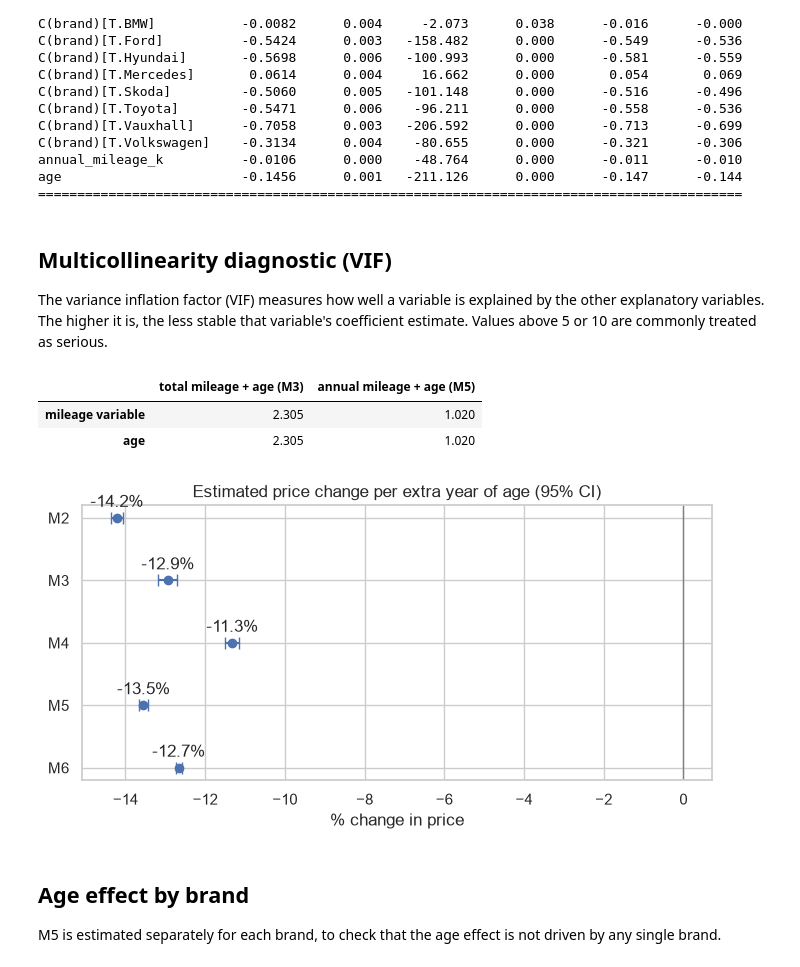
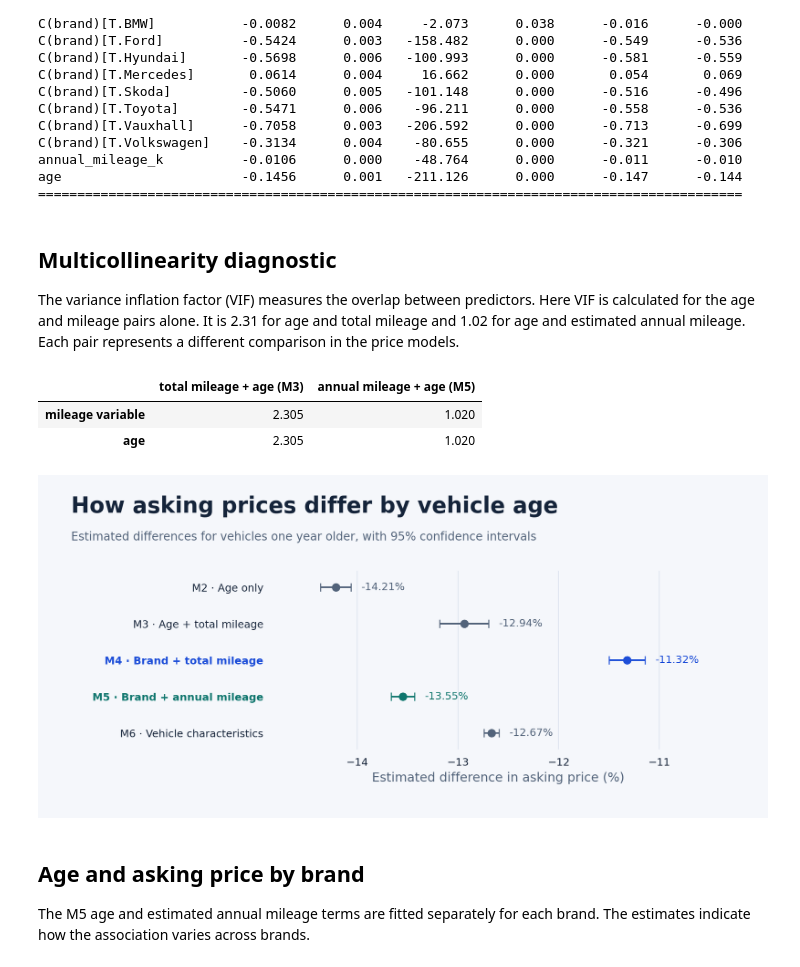
Before and after one commit to seonghyundanny-gif/uk-used-car-price-analysis, a Jupyter notebook: notebooks/03_regression.ipynb, the cells around one changed output. Saved outputs shown, nothing was run; the diff lists cells and outputs as text; code cells hidden in the pictures.

Commit message:
Document and visualize used-car regression results

```diff
--- a/notebooks/03_regression.ipynb
+++ b/notebooks/03_regression.ipynb
@@ -81,9 +81,9 @@ annual_mileage_k          -0.0106      0.000    -48.764      0.000      -0.011
 age                       -0.1456      0.001   -211.126      0.000      -0.147      -0.144
 ==========================================================================================
 # %% [markdown]
-## Multicollinearity diagnostic (VIF)
+## Multicollinearity diagnostic
 
-The variance inflation factor (VIF) measures how well a variable is explained by the other explanatory variables. The higher it is, the less stable that variable's coefficient estimate. Values above 5 or 10 are commonly treated as serious.
+The variance inflation factor (VIF) measures the overlap between predictors. Here VIF is calculated for the age and mileage pairs alone. It is 2.31 for age and total mileage and 1.02 for age and estimated annual mileage. Each pair represents a different comparison in the price models.
 # %%
 def vif_table(cols):
     X = df[cols].assign(const=1.0).values
@@ -97,25 +97,58 @@ pd.DataFrame({"total mileage + age (M3)": vif_table(["mileage_k", "age"]).values
 | mileage variable | 2.305 | 1.020 |
 | age | 2.305 | 1.020 |
 # %%
-est = pd.DataFrame({
-    "model": list(models),
-    "age_pct": [pct_effect(m.params.get("age", np.nan)) for m in models.values()],
-    "lo": [pct_effect(m.conf_int().loc["age", 0]) if "age" in m.params else np.nan for m in models.values()],
-    "hi": [pct_effect(m.conf_int().loc["age", 1]) if "age" in m.params else np.nan for m in models.values()],
-}).dropna()
-fig, ax = plt.subplots(figsize=(7, 3.8))
-ax.errorbar(est["age_pct"], est["model"], xerr=[est["age_pct"] - est["lo"], est["hi"] - est["age_pct"]],
-            fmt="o", color="#4C72B0", capsize=4)
-for _, r in est.iterrows():
-    ax.annotate(f"{r.age_pct:.1f}%", (r.age_pct, r.model), textcoords="offset points", xytext=(0, 8), ha="center")
-ax.axvline(0, color="grey", lw=1)
-ax.invert_yaxis()
-ax.set(title="Estimated price change per extra year of age (95% CI)", xlabel="% change in price")
-plt.tight_layout(); plt.savefig(FIG_DIR / "04_age_effect_by_model.png", dpi=150); plt.show()
+labels = {
+    "M2": "M2 · Age only",
+    "M3": "M3 · Age + total mileage",
+    "M4": "M4 · Brand + total mileage",
+    "M5": "M5 · Brand + annual mileage",
+    "M6": "M6 · Vehicle characteristics",
+}
+highlights = {"M4": "#1D4ED8", "M5": "#0F766E"}
+background = "#F5F7FB"
+ink = "#15243A"
+muted = "#52637A"
+fig, ax = plt.subplots(figsize=(9.7, 4.55), facecolor=background)
+fig.subplots_adjust(left=0.32, right=0.94, top=0.72, bottom=0.20)
+ax.set_facecolor(background)
+
+for y, name in enumerate(labels):
+    m = models[name]
+    estimate = pct_effect(m.params["age"])
+    low, high = pct_effect(m.conf_int().loc["age"])
+    color = highlights.get(name, muted)
+    ax.errorbar(
+        estimate, y, xerr=[[estimate - low], [high - estimate]],
+        fmt="o", markersize=7, linewidth=1.5, capsize=4, color=color, zorder=3,
+    )
+    ax.annotate(
+        f"{estimate:.2f}%", (high, y), xytext=(10, 0), textcoords="offset points",
+        va="center", color=color, fontsize=10,
+    )
+
+ax.set(xlim=(-14.85, -10.35), ylim=(4.45, -0.45), xlabel="Estimated difference in asking price (%)")
+ax.set_xticks([-14, -13, -12, -11])
+ax.set_yticks(range(len(labels)), labels.values())
+ax.tick_params(axis="both", length=0, pad=8, labelcolor=ink, labelsize=10)
+ax.xaxis.label.set_color(muted)
+for tick, name in zip(ax.get_yticklabels(), labels):
+    if name in highlights:
+        tick.set_color(highlights[name])
+        tick.set_fontweight("bold")
+ax.grid(False)
+ax.grid(axis="x", color="#DCE3EE", linewidth=0.8)
+for spine in ax.spines.values():
+    spine.set_visible(False)
+
+fig.text(0.045, 0.89, "How asking prices differ by vehicle age", fontsize=21, weight="bold", color=ink)
+fig.text(0.045, 0.81, "Estimated differences for vehicles one year older, with 95% confidence intervals", fontsize=11, color=muted)
+fig.savefig(FIG_DIR / "04_age_effect_by_model.png", dpi=180)
+plt.show()
+plt.close(fig)
 # %% [output]
-[figure, old version]
+[figure, new version]
 # %% [markdown]
-## Age effect by brand
+## Age and asking price by brand
 
-M5 is estimated separately for each brand, to check that the age effect is not driven by any single brand.
+The M5 age and estimated annual mileage terms are fitted separately for each brand. The estimates indicate how the association varies across brands.
 # %%
```
Also changed, not shown: parts of 6 cells of this notebook, 5 other files.
